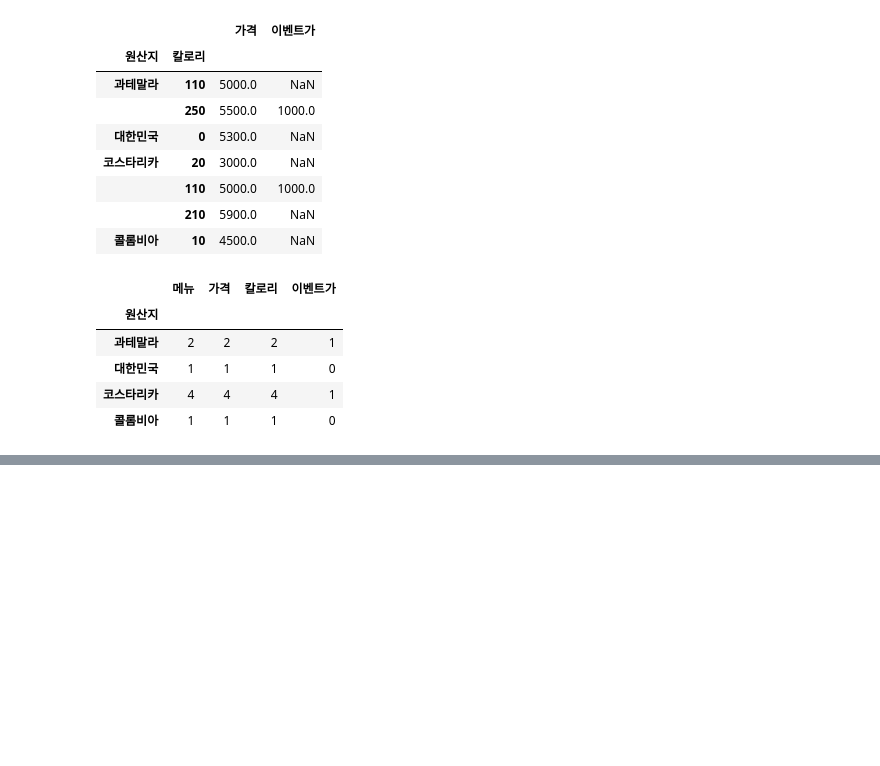
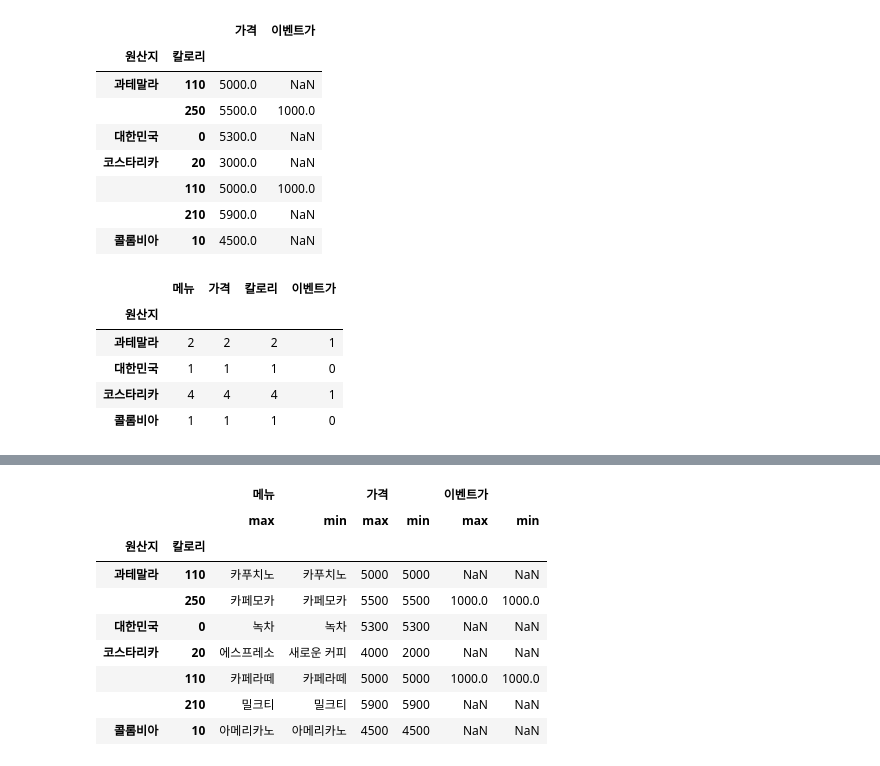
Before and after one commit to YoungriKIM/Engineer_Big_Data_Analysis, a Jupyter notebook: 퇴근후딴짓/part1/ch2/selfstudy.ipynb, the cells around one changed output, grey strips where cells are left out. Drawn from its saved outputs; the diff is of its cells as text; code cells hidden in the pictures; blank space fills up the shorter version.

```diff
--- a/퇴근후딴짓/part1/ch2/selfstudy.ipynb
+++ b/퇴근후딴짓/part1/ch2/selfstudy.ipynb
@@ -1049,0 +1062,13 @@ df.groupby('원산지').count()
+# %%
+df.groupby(['원산지', '칼로리']).agg(['max', 'min'])
+# %% [output]
+|  |  | 메뉴 |  | 가격 |  | 이벤트가 |  |
+|  |  | max | min | max | min | max | min |
+| 원산지 | 칼로리 |  |  |  |  |  |  |
+| 과테말라 | 110 | 카푸치노 | 카푸치노 | 5000 | 5000 | NaN | NaN |
+|  | 250 | 카페모카 | 카페모카 | 5500 | 5500 | 1000.0 | 1000.0 |
+| 대한민국 | 0 | 녹차 | 녹차 | 5300 | 5300 | NaN | NaN |
+| 코스타리카 | 20 | 에스프레소 | 새로운 커피 | 4000 | 2000 | NaN | NaN |
+|  | 110 | 카페라떼 | 카페라떼 | 5000 | 5000 | 1000.0 | 1000.0 |
+|  | 210 | 밀크티 | 밀크티 | 5900 | 5900 | NaN | NaN |
+| 콜롬비아 | 10 | 아메리카노 | 아메리카노 | 4500 | 4500 | NaN | NaN |
```
Also changed, not shown: parts of 24 cells of this notebook, 4 other files.
